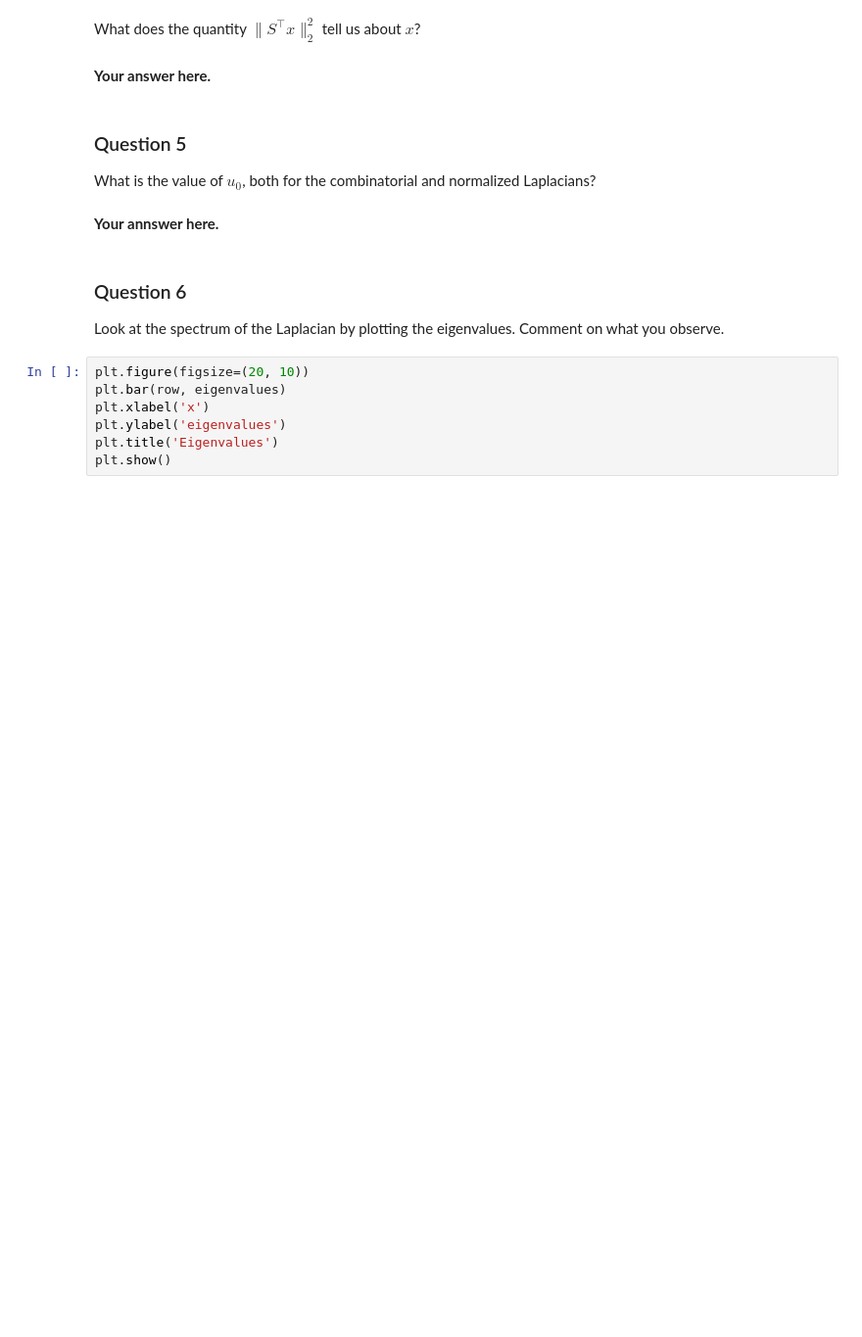
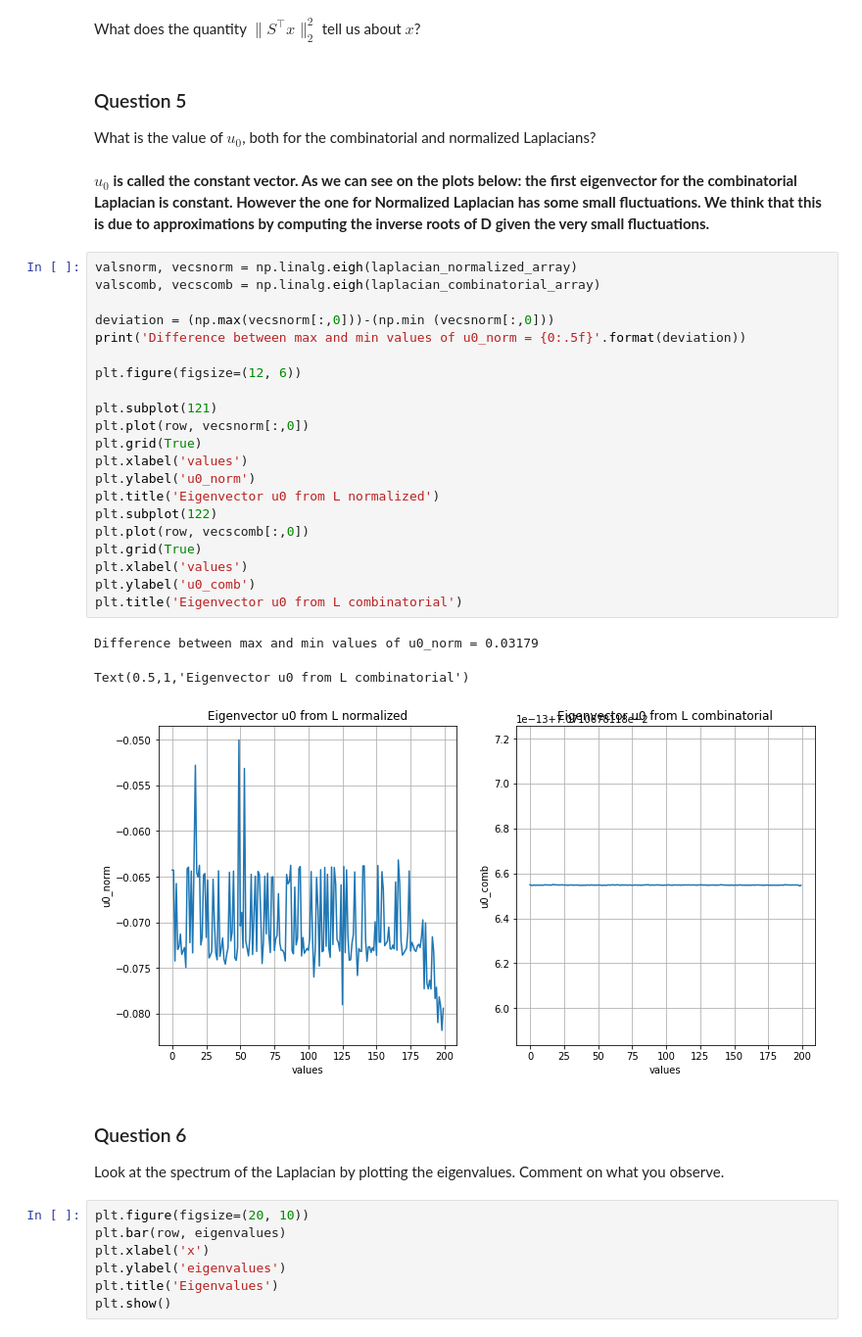
Before and after one commit to nikolaiorgland/conseil_national, a Jupyter notebook: milestone3/3_spectral_graph_theory.ipynb, the cells around one changed output. Shown: that part at 98% size. Saved outputs shown, nothing was run; the diff lists cells and outputs as text; blank space fills up the shorter version.

```diff
--- a/milestone3/3_spectral_graph_theory.ipynb
+++ b/milestone3/3_spectral_graph_theory.ipynb
@@ -120,13 +124,36 @@ Show that $\lambda_k = \| S^\top u_k \|_2^2$, where $\| \cdot \|_2^2$ denotes th
 # %% [markdown]
 What does the quantity $\| S^\top x \|_2^2$ tell us about $x$?
-# %% [markdown]
-**Your answer here.**
 # %% [markdown]
 ### Question 5
 
 What is the value of $u_0$, both for the combinatorial and normalized Laplacians?
-# %% [markdown]
-**Your annswer here.**
+# %% [markdown]
+**$u_0$ is called the constant vector. As we can see on the plots below: the first eigenvector for the combinatorial Laplacian is constant. However the one for Normalized Laplacian has some small fluctuations. We think that this is due to approximations by computing the inverse roots of D given the very small fluctuations.**
+# %%
+valsnorm, vecsnorm = np.linalg.eigh(laplacian_normalized_array)
+valscomb, vecscomb = np.linalg.eigh(laplacian_combinatorial_array)
+
+deviation = (np.max(vecsnorm[:,0]))-(np.min (vecsnorm[:,0]))
+print('Difference between max and min values of u0_norm = {0:.5f}'.format(deviation))
+
+plt.figure(figsize=(12, 6))
+
+plt.subplot(121)
+plt.plot(row, vecsnorm[:,0])
+plt.grid(True)
+plt.xlabel('values')
+plt.ylabel('u0_norm')
+plt.title('Eigenvector u0 from L normalized')
+plt.subplot(122)
+plt.plot(row, vecscomb[:,0])
+plt.grid(True)
+plt.xlabel('values')
+plt.ylabel('u0_comb')
+plt.title('Eigenvector u0 from L combinatorial')
+# %% [output]
+Difference between max and min values of u0_norm = 0.03179
+Text(0.5,1,'Eigenvector u0 from L combinatorial')
+[figure, added]
 # %% [markdown]
 ### Question 6
 
```
Also changed, not shown: parts of 18 cells of this notebook.
